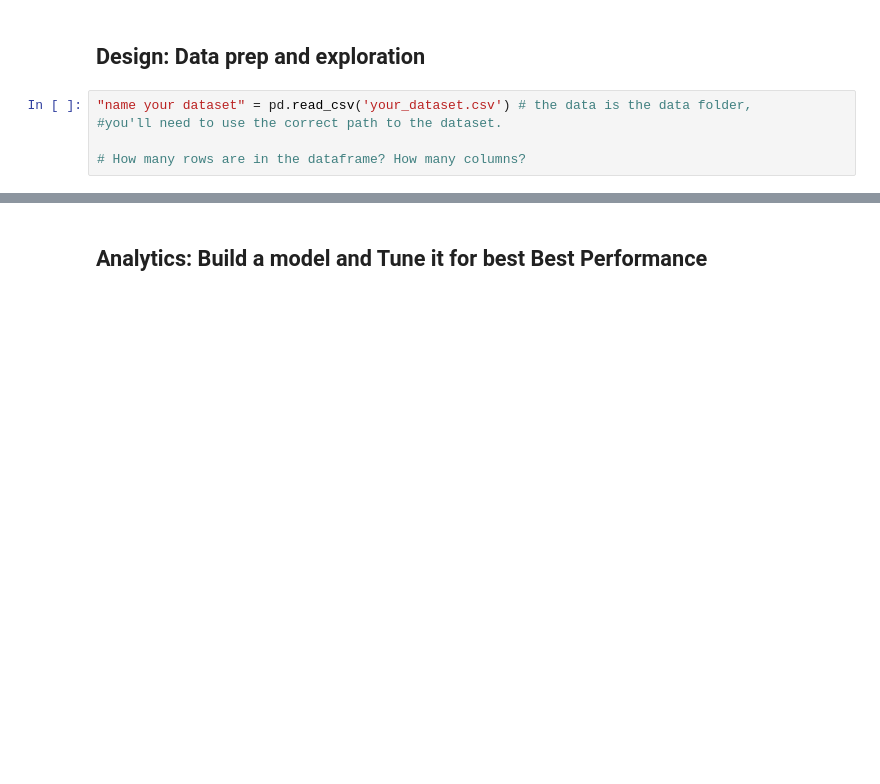
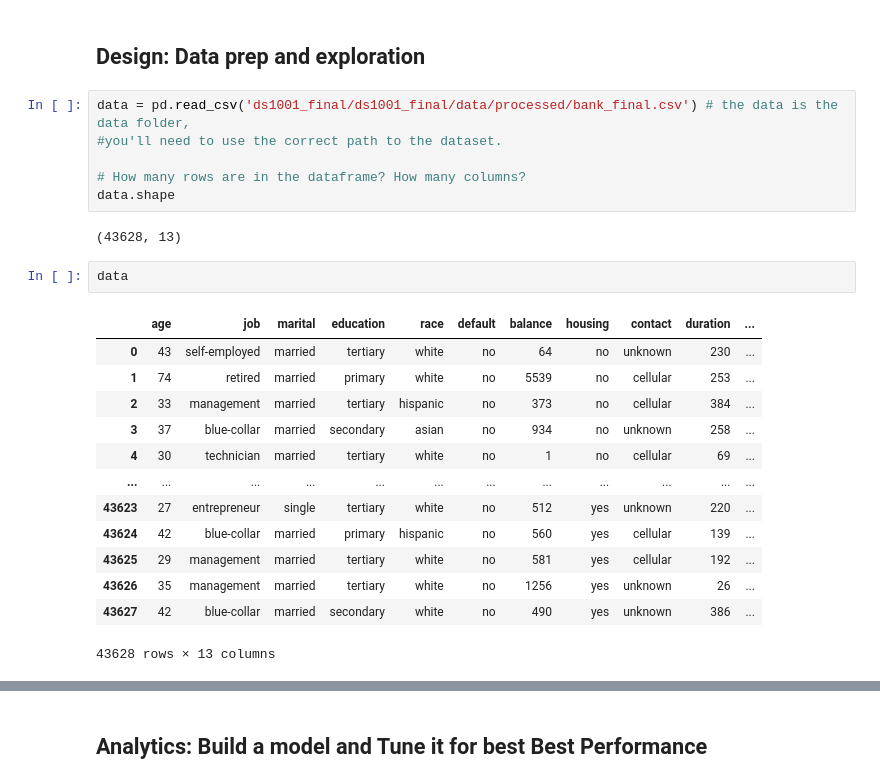
Before and after one commit to ijgarrett/ds1001_final, a Jupyter notebook: ds1001_final/notebooks/Final_Project_Notebook.ipynb, the cells around one changed output, grey strips where cells are left out. Cells and saved outputs as stored; diff of their text form; blank space fills up the shorter version.

```diff
--- a/ds1001_final/notebooks/Final_Project_Notebook.ipynb
+++ b/ds1001_final/notebooks/Final_Project_Notebook.ipynb
@@ -108,10 +95,29 @@ ModuleNotFoundError: No module named 'fairlearn'
 # %% [markdown]
 ## Design: Data prep and exploration
 # %%
-"name your dataset" = pd.read_csv('your_dataset.csv') # the data is the data folder,
+data = pd.read_csv('ds1001_final/ds1001_final/data/processed/bank_final.csv') # the data is the data folder,
 #you'll need to use the correct path to the dataset.
 
 # How many rows are in the dataframe? How many columns?
+data.shape
+# %% [output]
+(43628, 13)
+# %%
+data
+# %% [output]
+|  | age | job | marital | education | race | default | balance | housing | contact | duration | ... |
+| 0 | 43 | self-employed | married | tertiary | white | no | 64 | no | unknown | 230 | ... |
+| 1 | 74 | retired | married | primary | white | no | 5539 | no | cellular | 253 | ... |
+| 2 | 33 | management | married | tertiary | hispanic | no | 373 | no | cellular | 384 | ... |
+| 3 | 37 | blue-collar | married | secondary | asian | no | 934 | no | unknown | 258 | ... |
+| 4 | 30 | technician | married | tertiary | white | no | 1 | no | cellular | 69 | ... |
+| ... | ... | ... | ... | ... | ... | ... | ... | ... | ... | ... | ... |
+| 43623 | 27 | entrepreneur | single | tertiary | white | no | 512 | yes | unknown | 220 | ... |
+| 43624 | 42 | blue-collar | married | primary | hispanic | no | 560 | yes | cellular | 139 | ... |
+| 43625 | 29 | management | married | tertiary | white | no | 581 | yes | cellular | 192 | ... |
+| 43626 | 35 | management | married | tertiary | white | no | 1256 | yes | unknown | 26 | ... |
+| 43627 | 42 | blue-collar | married | secondary | white | no | 490 | yes | unknown | 386 | ... |
+43628 rows × 13 columns
 # %%
 # Explore the variables a bit more, create histograms for the numerics values and bar charts for the categorical.
 # Histograms for numeric variables
```
Also changed, not shown: parts of 19 cells of this notebook.
